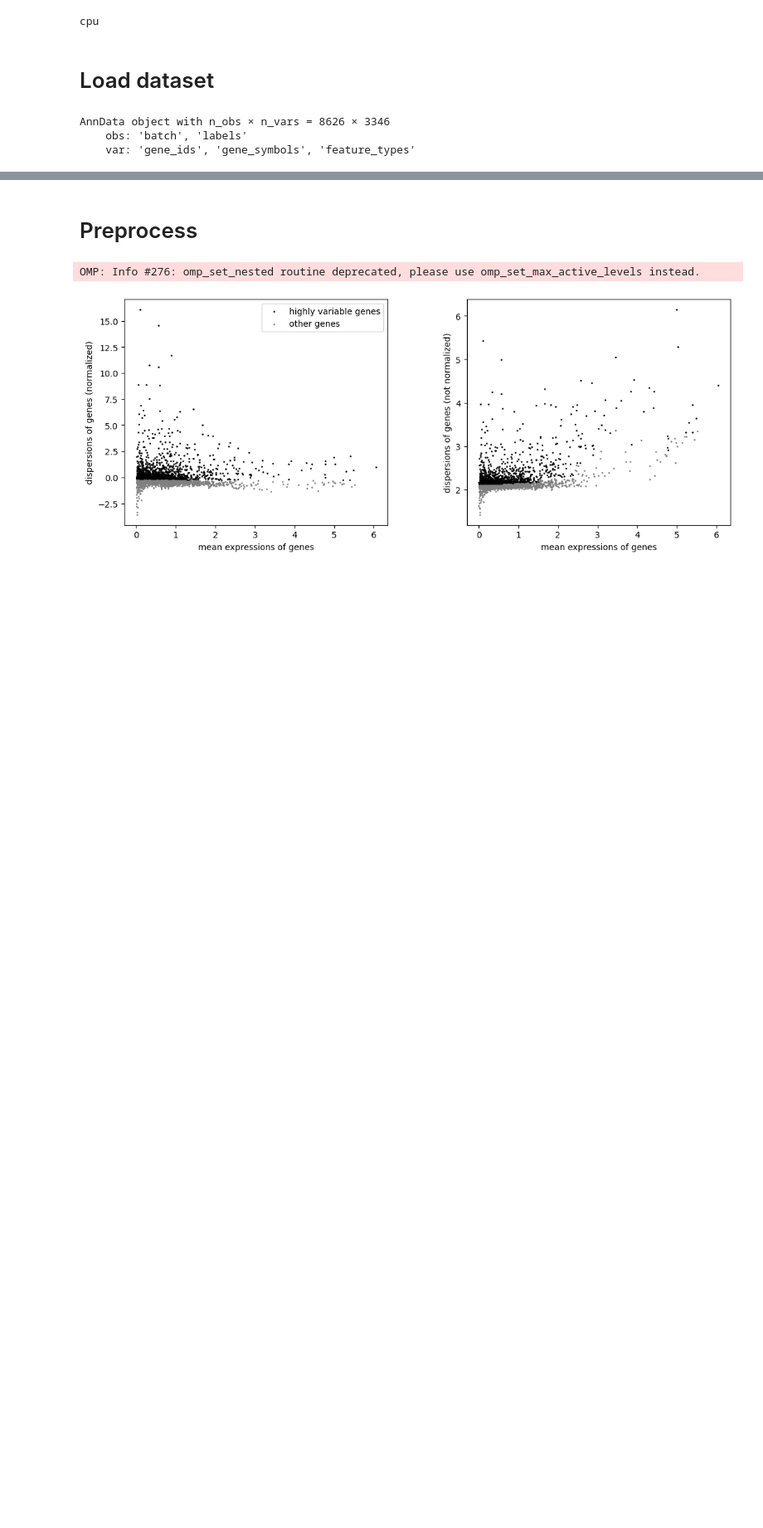
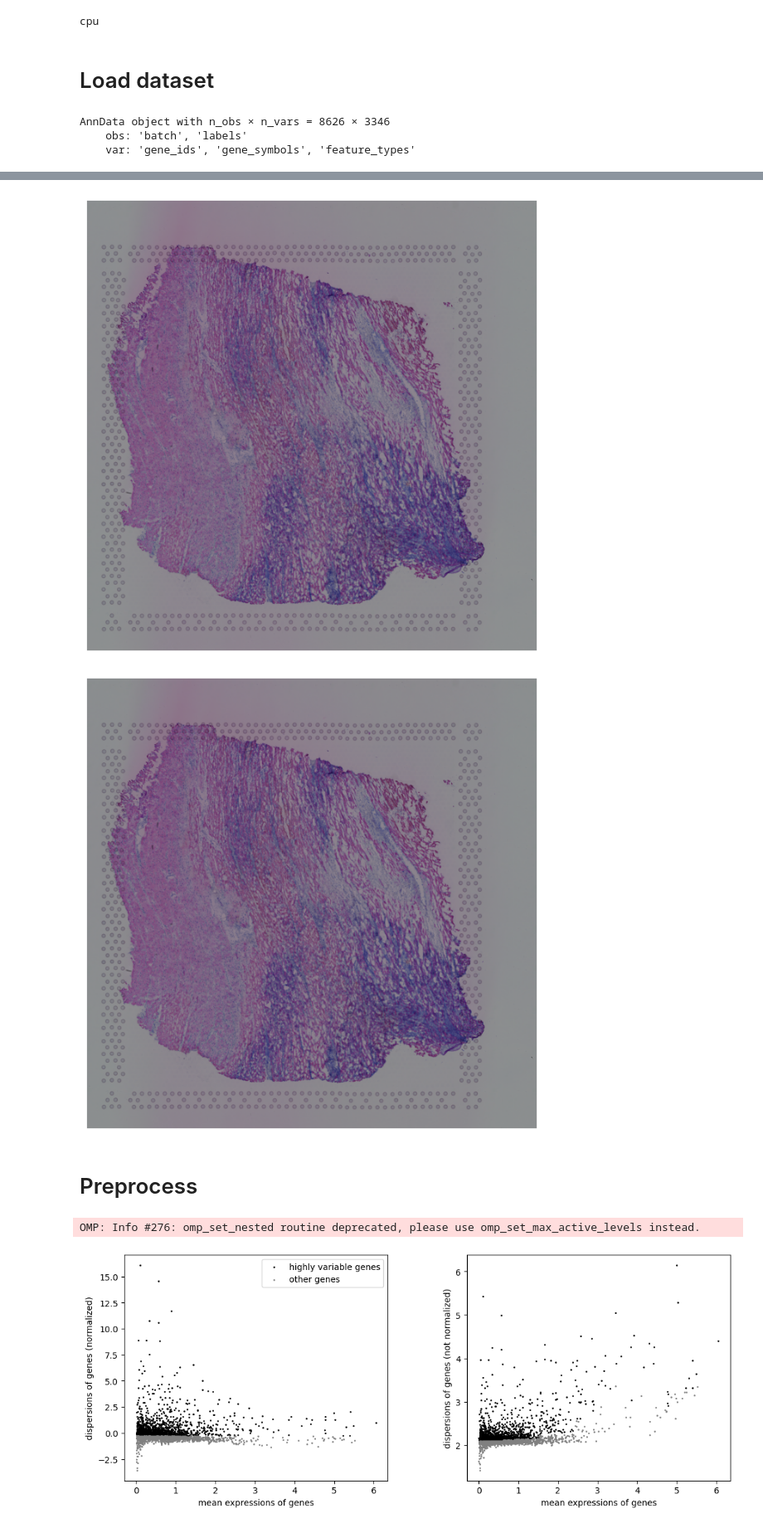
Before and after one commit to ycliu137/Private_CellDiffusion, a Jupyter notebook: test_notebook/Data_Integration.ipynb, the cells around one changed output, grey strips where cells are left out. Shown at 83% size. Cells and saved outputs as stored; diff of their text form; code cells hidden in the pictures; blank space fills up the shorter version.

```diff
--- a/test_notebook/Data_Integration.ipynb
+++ b/test_notebook/Data_Integration.ipynb
@@ -35,3 +35,7 @@ adata
 AnnData object with n_obs × n_vars = 8626 × 3346
     obs: 'batch', 'labels'
     var: 'gene_ids', 'gene_symbols', 'feature_types'
+# %%
+adata = sc.read_h5ad(DATA_PATH + '722ed8b1-6bb7-4578-b887-8f264eaf01a7.h5ad')
+
+adata
@@ -38,3 +68,25 @@ AnnData object with n_obs × n_vars = 8626 × 3346
+# %%
+import matplotlib.pyplot as plt
+
+images = adata.uns['spatial']['AKK003_No9II_infarct_V19T05023_rep2']['images']
+# 假设你已经用 h5py 或 scanpy 读出来 images
+fullres_img = images['fullres']
+hires_img = images['hires']
+
+# 显示 fullres
+plt.figure(figsize=(8,8))
+plt.imshow(fullres_img)
+plt.axis('off')
+plt.show()
+
+# 显示 hires
+plt.figure(figsize=(8,8))
+plt.imshow(hires_img)
+plt.axis('off')
+plt.show()
+# %% [output]
+[figure, added]
+[figure, added]
 # %% [markdown]
 # Preprocess
 # %%
```
Also changed, not shown: parts of 2 cells of this notebook.
